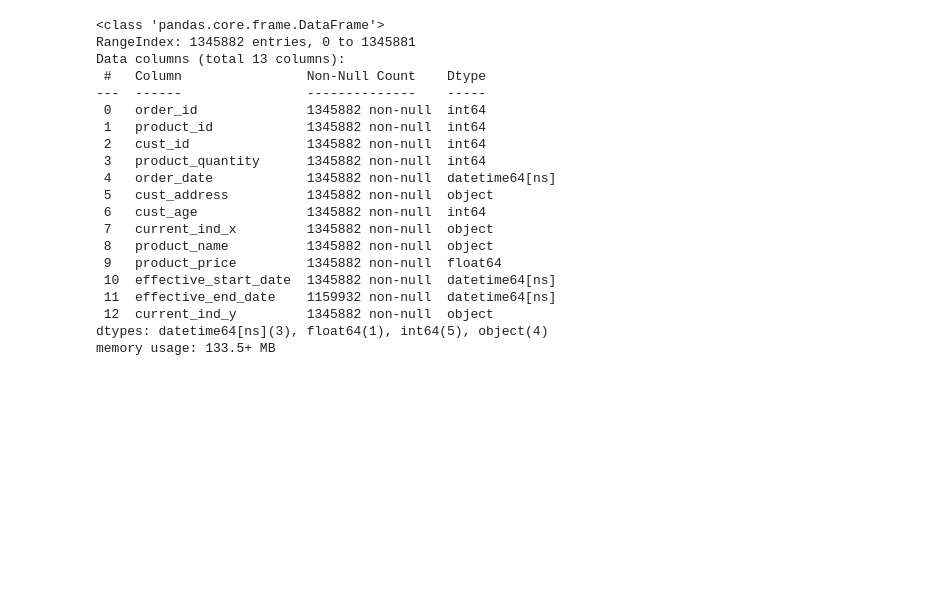
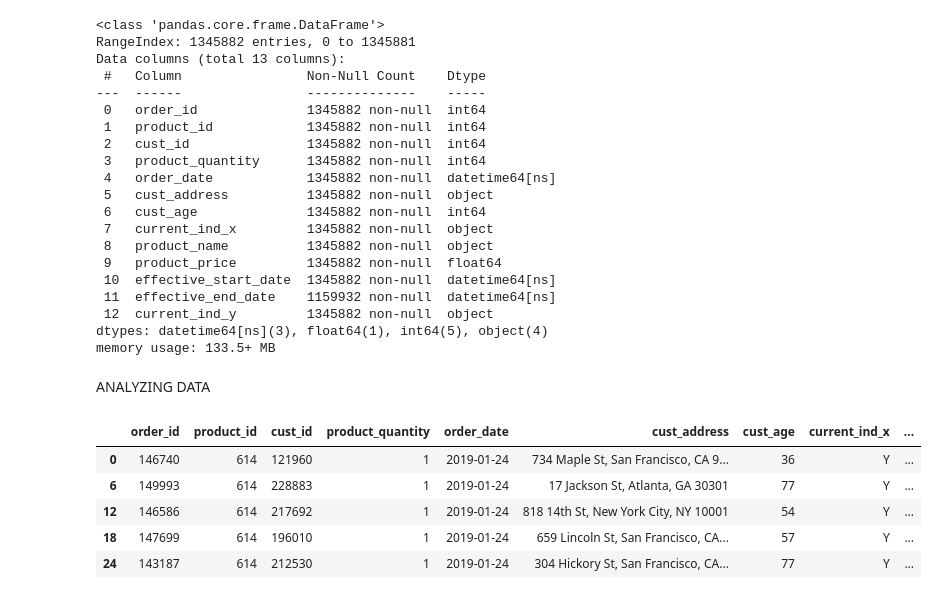
Before and after one commit to DerekNoe/Data_CapStone, a Jupyter notebook: Sales_Data.ipynb, the cells around one changed output. Drawn from its saved outputs; the diff is of its cells as text; code cells hidden in the pictures; blank space fills up the shorter version.

```diff
--- a/Sales_Data.ipynb
+++ b/Sales_Data.ipynb
@@ -198,3 +198,14 @@ memory usage: 133.5+ MB
 # %%
 #Removing all duplicate order_id to shrink the df dataset.
 df.drop_duplicates(subset='order_id', inplace=True)
+# %% [markdown]
+ANALYZING DATA
+# %%
+df.head()
+# %% [output]
+|  | order_id | product_id | cust_id | product_quantity | order_date | cust_address | cust_age | current_ind_x | ... |
+| 0 | 146740 | 614 | 121960 | 1 | 2019-01-24 | 734 Maple St, San Francisco, CA 9... | 36 | Y | ... |
+| 6 | 149993 | 614 | 228883 | 1 | 2019-01-24 | 17 Jackson St, Atlanta, GA 30301 | 77 | Y | ... |
+| 12 | 146586 | 614 | 217692 | 1 | 2019-01-24 | 818 14th St, New York City, NY 10001 | 54 | Y | ... |
+| 18 | 147699 | 614 | 196010 | 1 | 2019-01-24 | 659 Lincoln St, San Francisco, CA... | 57 | Y | ... |
+| 24 | 143187 | 614 | 212530 | 1 | 2019-01-24 | 304 Hickory St, San Francisco, CA... | 77 | Y | ... |
```
Also changed, not shown: parts of 3 cells of this notebook.
